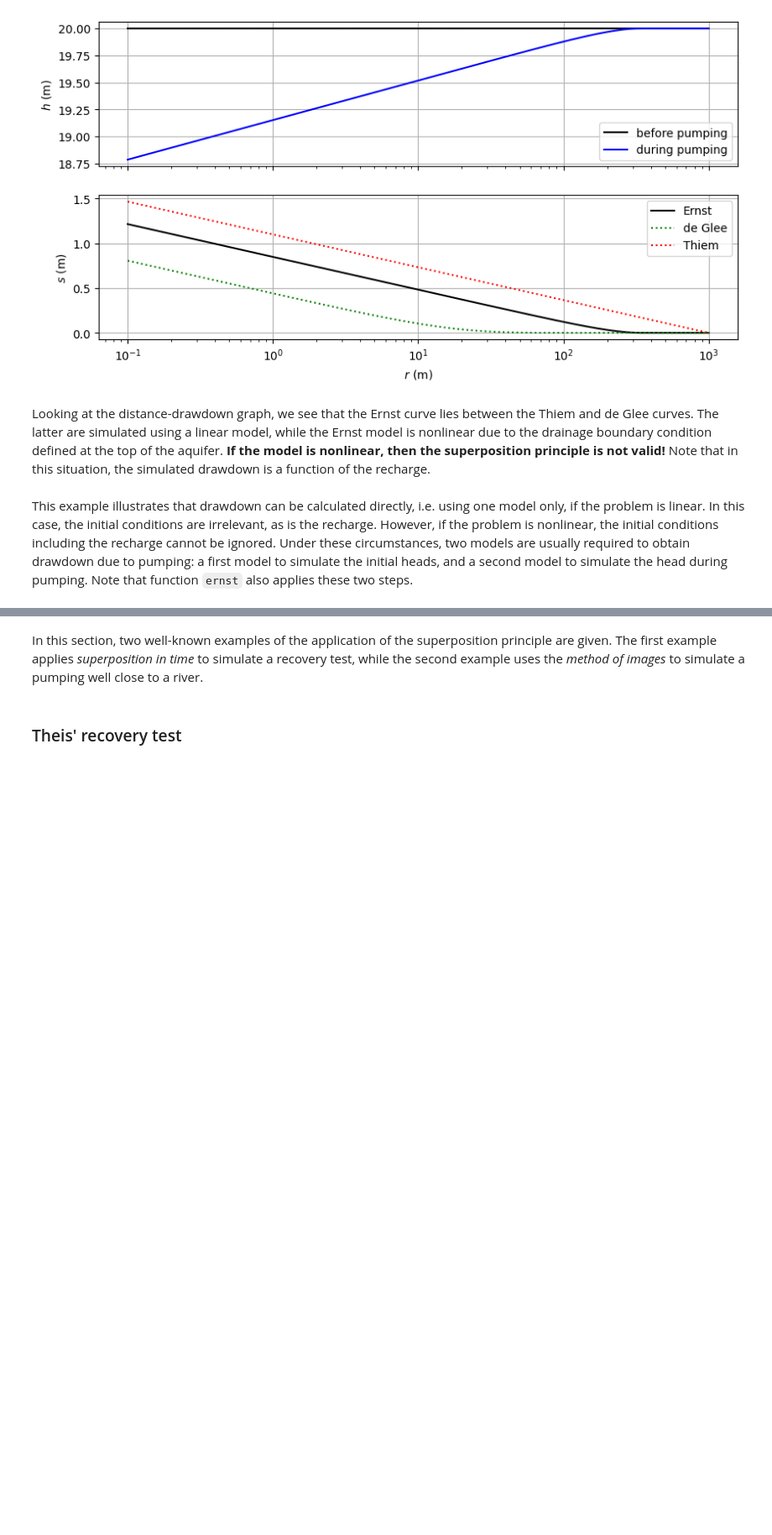
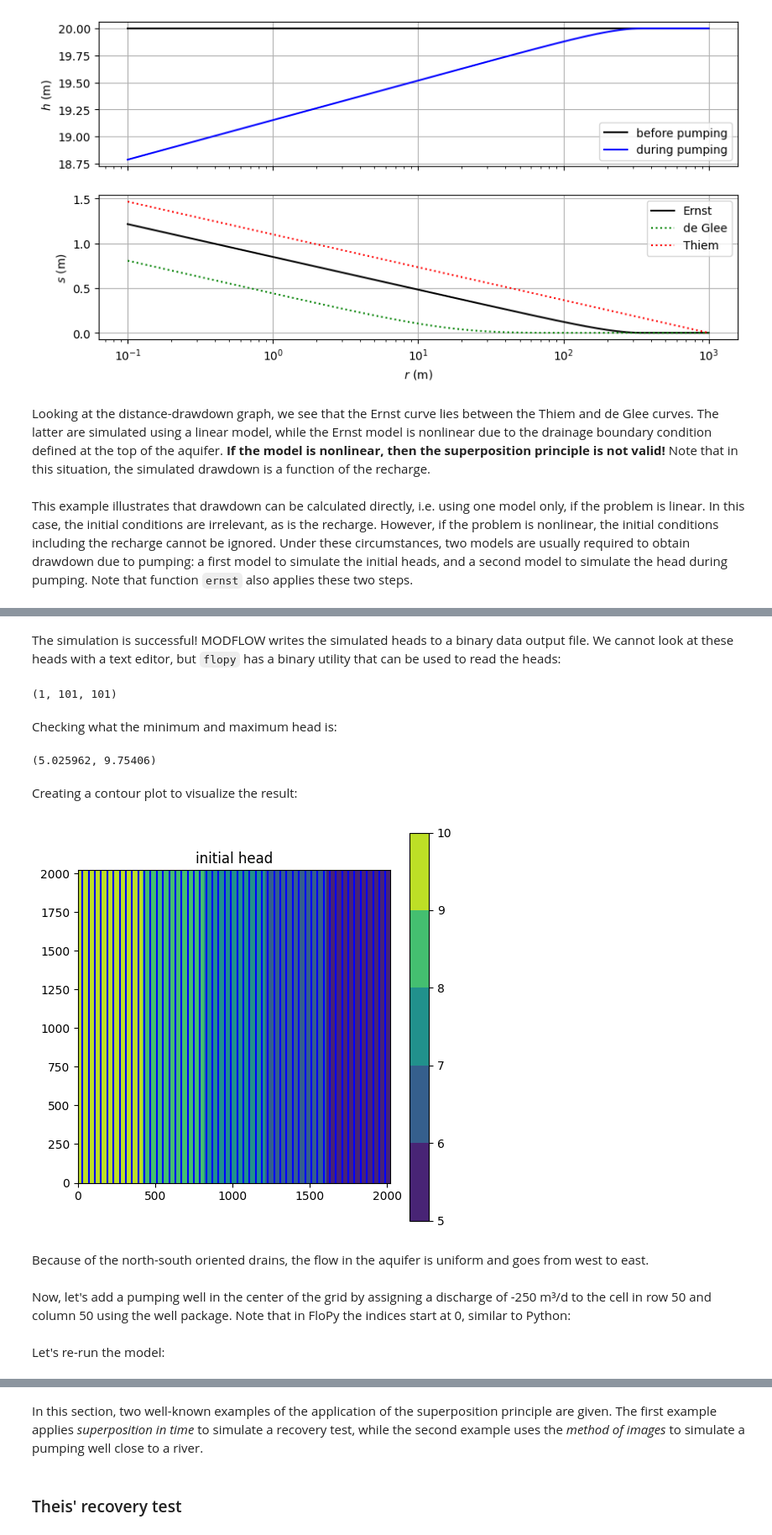
Before and after one commit to alouwyck/maxsypy, a Jupyter notebook: seminaries/UM6P_jan_2025/Seminary_UM6P_Jan_2025_Part_4_Water_budget_myth_and_superposition_principle.ipynb, the cells around one changed output, grey strips where cells are left out. Shown at 84% size. Drawn from its saved outputs; the diff is of its cells as text; code cells hidden in the pictures; blank space fills up the shorter version.

Commit message:
FloPy model added to validate Ernst solution

```diff
--- a/seminaries/UM6P_jan_2025/Seminary_UM6P_Jan_2025_Part_4_Water_budget_myth_and_superposition_principle.ipynb
+++ b/seminaries/UM6P_jan_2025/Seminary_UM6P_Jan_2025_Part_4_Water_budget_myth_and_superposition_principle.ipynb
@@ -201,0 +257,4 @@ This example illustrates that drawdown can be calculated directly, i.e. using on
+# %%
+workspace = Path('./Ernst')
+name = "Ernst_mf"
+mf = flopy.modflow.Modflow(name, exe_name="mf2005", model_ws=workspace)
@@ -201,0 +263,10 @@ This example illustrates that drawdown can be calculated directly, i.e. using on
+# %%
+nlay = 1              # number of layers
+nrow = 101            # number of rows
+ncol = 101            # number of columns
+delr = delc = 20.0    # row height = column width (m)
+D = 10                # layer thickness (m)
+
+dis = flopy.modflow.ModflowDis(
+    mf, nlay, nrow, ncol, delr=delr, delc=delc, top=D, botm=0.0
+)
@@ -201,0 +338,36 @@ This example illustrates that drawdown can be calculated directly, i.e. using on
+# %% [markdown]
+The simulation is successful! MODFLOW writes the simulated heads to a binary data output file. We cannot look at these heads with a text editor, but `flopy` has a binary utility that can be used to read the heads:
+# %%
+import flopy.utils.binaryfile as bf
+
+hds = bf.HeadFile(Path(workspace) / f"{name}.hds")
+h0 = hds.get_data(totim=1.0)  # array with simulated heads
+h0.shape
+# %% [output]
+(1, 101, 101)
+# %% [markdown]
+Checking what the minimum and maximum head is:
+# %%
+h0.min(), h0.max()
+# %% [output]
+(5.025962, 9.75406)
+# %% [markdown]
+Creating a contour plot to visualize the result:
+# %%
+# plotting the initial heads
+fig = plt.figure(figsize=(6, 6))
+ax = fig.add_subplot(1, 1, 1, aspect="equal")
+extent = (0.0, nrow * delr, ncol * delc, 0.0)
+cs = ax.contourf(h0[0, :, :], levels=np.arange(5, 11), extent=extent);
+cbar = plt.colorbar(cs)
+ax.set_title('initial head');
+
+# plotting the drains
+x = np.arange(delc * 1.5, ncol * delc, 2 * delc)
+ax.plot(np.vstack((x, x)), np.tile([0, nrow * delr], (len(x), 1)).T, 'b-');
+# %% [output]
+[figure, added]
+# %% [markdown]
+Because of the north-south oriented drains, the flow in the aquifer is uniform and goes from west to east.
+# %% [markdown]
+ Now, let's add a pumping well in the center of the grid by assigning a discharge of -250 m³/d to the cell in row 50 and column 50 using the well package. Note that in FloPy the indices start at 0, similar to Python:
@@ -201,0 +379,2 @@ This example illustrates that drawdown can be calculated directly, i.e. using on
+# %% [markdown]
+Let's re-run the model:
```
Also changed, not shown: parts of 55 cells of this notebook.
